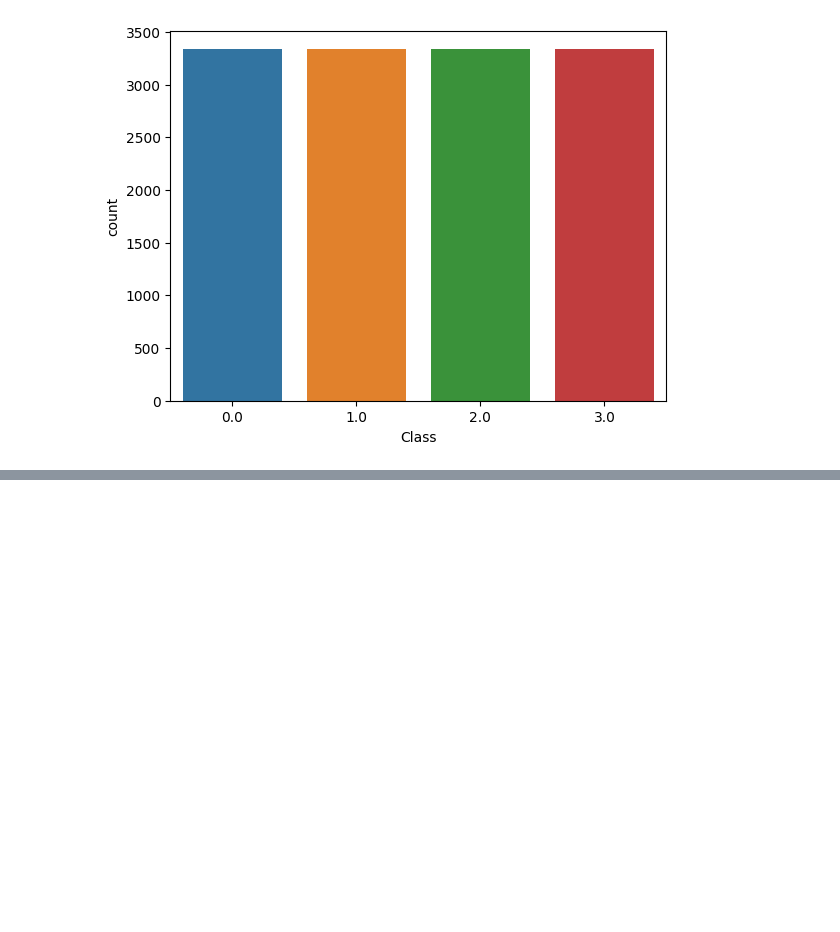
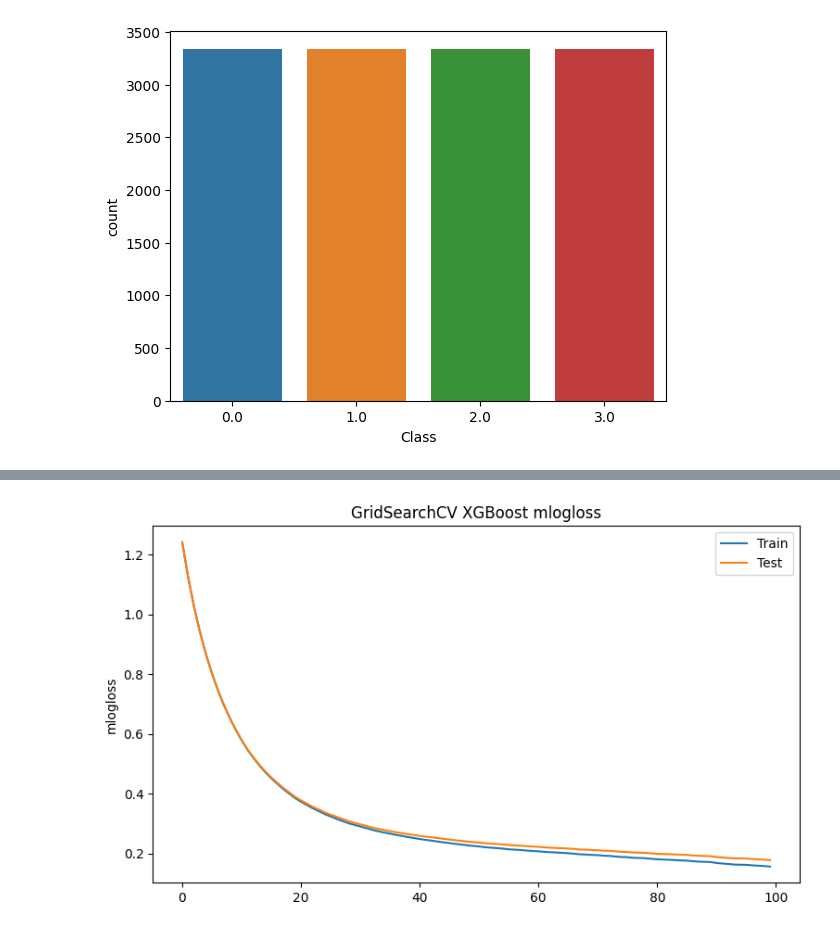
Before and after one commit to 07Sada/Thyroid_detection, a Jupyter notebook: notebook/ThyroidDetection.ipynb, the cells around one changed output, grey strips where cells are left out. Drawn from its saved outputs; the diff is of its cells as text; code cells hidden in the pictures; blank space fills up the shorter version.

```diff
--- a/notebook/ThyroidDetection.ipynb
+++ b/notebook/ThyroidDetection.ipynb
@@ -483,0 +748,97 @@ sns.countplot(x=y_sampled)
+# %%
+## ---------- XGBoost model v3 ----------
+## third run of model with "optimized" hyperparameters and
+## attempting to treat unbalanced target classes
+
+# balancing 'target' class weights
+# sample_weights = compute_sample_weight(
+#     class_weight='balanced',
+#     y=y_train)
+
+# declaring and fitting xgb classifier
+model = XGBClassifier(objective='multi:softmax',
+                            num_class=3,
+                            missing=1,
+                            gamma=0, # default gamma value
+                            learning_rate=0.1,
+                            max_depth=5, # re-optimized from v2
+                            reg_lambda=1, # default L2 value
+                            #subsample=0.8, # tried but not ideal
+                            #colsample_bytree=0.3, # tried but not ideal
+                            early_stopping_rounds=10,
+                            eval_metric=['merror','mlogloss'],
+                            seed=42)
+model.fit(X_train,
+            y_train,
+            verbose=0, # set to 1 to see xgb training round intermediate results
+            eval_set=[(X_train, y_train), (X_test, y_test)])
+
+# preparing evaluation metric plots
+results = model.evals_result()
+epochs = len(results['validation_0']['mlogloss'])
+x_axis = range(0, epochs)
+
+# xgboost 'mlogloss' plot
+fig, ax = plt.subplots(figsize=(9,5))
+ax.plot(x_axis, results['validation_0']['mlogloss'], label='Train')
+ax.plot(x_axis, results['validation_1']['mlogloss'], label='Test')
+ax.legend()
+plt.ylabel('mlogloss')
+plt.title('GridSearchCV XGBoost mlogloss')
+plt.show()
+
+# xgboost 'merror' plot
+fig, ax = plt.subplots(figsize=(9,5))
+ax.plot(x_axis, results['validation_0']['merror'], label='Train')
+ax.plot(x_axis, results['validation_1']['merror'], label='Test')
+ax.legend()
+plt.ylabel('merror')
+plt.title('GridSearchCV XGBoost merror')
+plt.show()
+
+## ---------- Model Classification Report ----------
+## get predictions and create model quality report
+
+y_pred = model.predict(X_test)
+
+print('\n------------------ Confusion Matrix -----------------\n')
+print(confusion_matrix(y_test, y_pred))
+
+print('\nAccuracy: {:.2f}'.format(accuracy_score(y_test, y_pred)))
+
+print('Micro Precision: {:.2f}'.format(precision_score(y_test, y_pred, average='micro')))
+print('Micro Recall: {:.2f}'.format(recall_score(y_test, y_pred, average='micro')))
+print('Micro F1-score: {:.2f}\n'.format(f1_score(y_test, y_pred, average='micro')))
+
+print('Macro Precision: {:.2f}'.format(precision_score(y_test, y_pred, average='macro')))
+print('Macro Recall: {:.2f}'.format(recall_score(y_test, y_pred, average='macro')))
+print('Macro F1-score: {:.2f}\n'.format(f1_score(y_test, y_pred, average='macro')))
+
+print('Weighted Precision: {:.2f}'.format(precision_score(y_test, y_pred, average='weighted')))
+print('Weighted Recall: {:.2f}'.format(recall_score(y_test, y_pred, average='weighted')))
+print('Weighted F1-score: {:.2f}'.format(f1_score(y_test, y_pred, average='weighted')))
+
+print('\n--------------- Classification Report ---------------\n')
+print(classification_report(y_test, y_pred))
+print('---------------------- XGBoost ----------------------') # unnecessary fancy styling
+
+cm = confusion_matrix(y_test, y_pred)
+
+cm_df = pd.DataFrame(cm,
+                     index = ['negative',
+                              'compensated_hypothyroid',
+                              'primary_hypothyroid',
+                              'secondary_hypothyroid'],
+                     columns = ['negative',
+                              'compensated_hypothyroid',
+                              'primary_hypothyroid',
+                              'secondary_hypothyroid'])
+#Plotting the confusion matrix
+plt.figure(figsize=(5,4))
+sns.heatmap(cm_df, annot=True)
+plt.title('Confusion Matrix')
+plt.ylabel('Actal Values')
+plt.xlabel('Predicted Values')
+plt.show()
+# %% [output]
+[figure, added]
```
Also changed, not shown: parts of 21 cells of this notebook, 22 other files.
